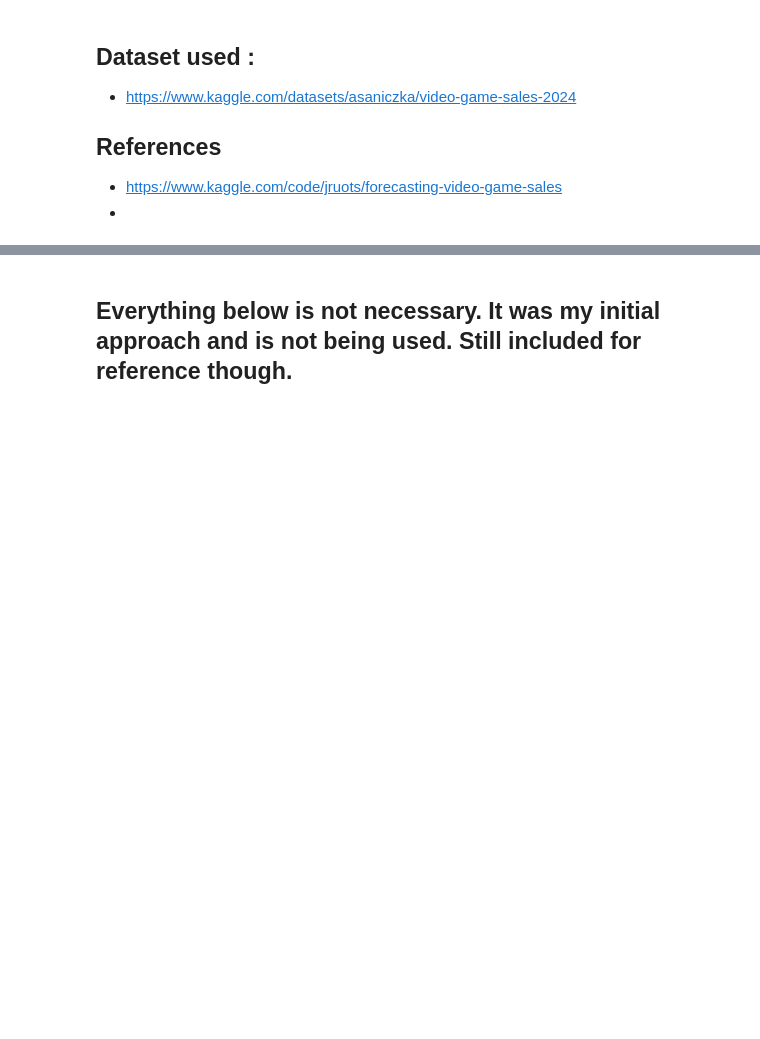
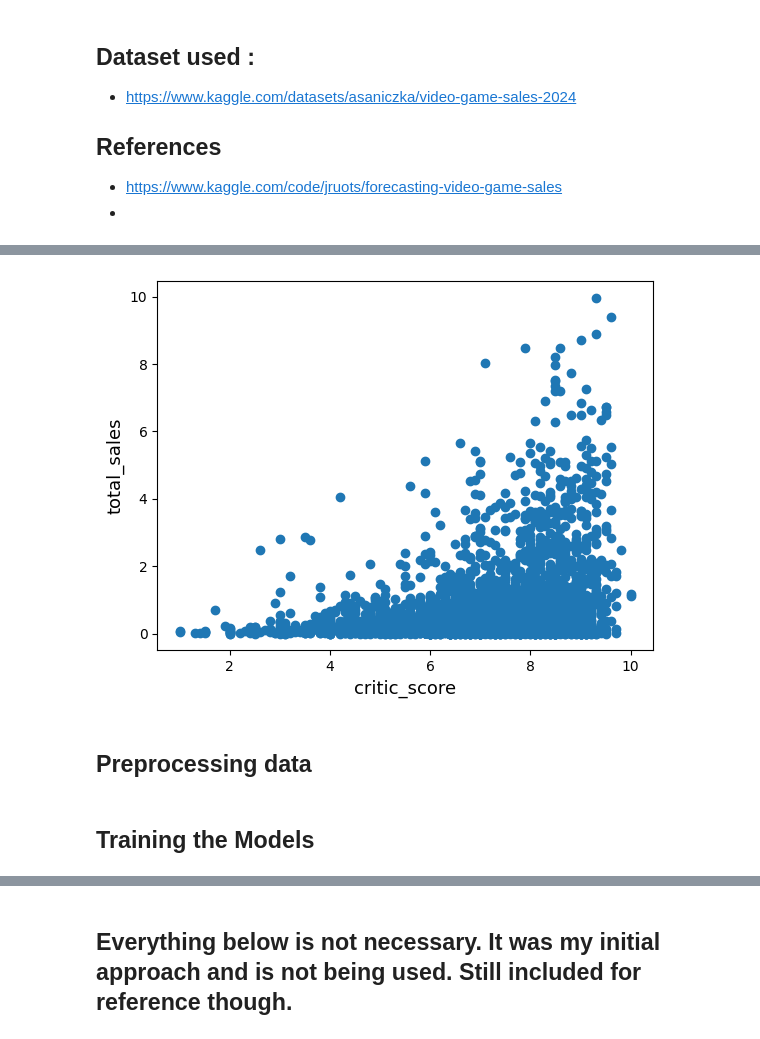
Before and after one commit to Agonzalz/sales_predictor, a Jupyter notebook: sales_predictor.ipynb, the cells around one changed output, grey strips where cells are left out. Saved outputs shown, nothing was run; the diff lists cells and outputs as text; code cells hidden in the pictures; blank space fills up the shorter version.

```diff
--- a/sales_predictor.ipynb
+++ b/sales_predictor.ipynb
@@ -40,11 +81,15 @@ plt.show()
 # %%
 # filter out the outliers. Filtering process is up to our discretion.
-data = data.drop(data[(data["critic_score"] > 6) & (data["total_sales"] > 10)].index)
-fig, ax = plt.subplots()
-ax.scatter(x = data["critic_score"], y = data["total_sales"])
-plt.ylabel("total_sales", fontsize=13)
-plt.xlabel("critic_score", fontsize=13)
-plt.show()
+# data = data.drop(data[(data["critic_score"] > 6) & (data["total_sales"] > 10)].index)
+# fig, ax = plt.subplots()
+# ax.scatter(x = data["critic_score"], y = data["total_sales"])
+# plt.ylabel("total_sales", fontsize=13)
+# plt.xlabel("critic_score", fontsize=13)
+# plt.show()
+# %% [output]
+[figure, added]
+# %% [markdown]
+## Preprocessing data
 # %%
 #since total_sales is our target, we have to get rid of all rows with missing values for total_sales
 data = data.dropna(subset=["total_sales"])
@@ -95,6 +148,8 @@ X['month'] = X['month'].fillna(X['month'].mode()[0])
 
 #split the dataset into train and test sets
 X_train, X_test, y_train, y_test = train_test_split(X, y, test_size=0.2, random_state=42)
+# %% [markdown]
+## Training the Models
 # %%
 
 models = {
```
Also changed, not shown: parts of 19 cells of this notebook.
